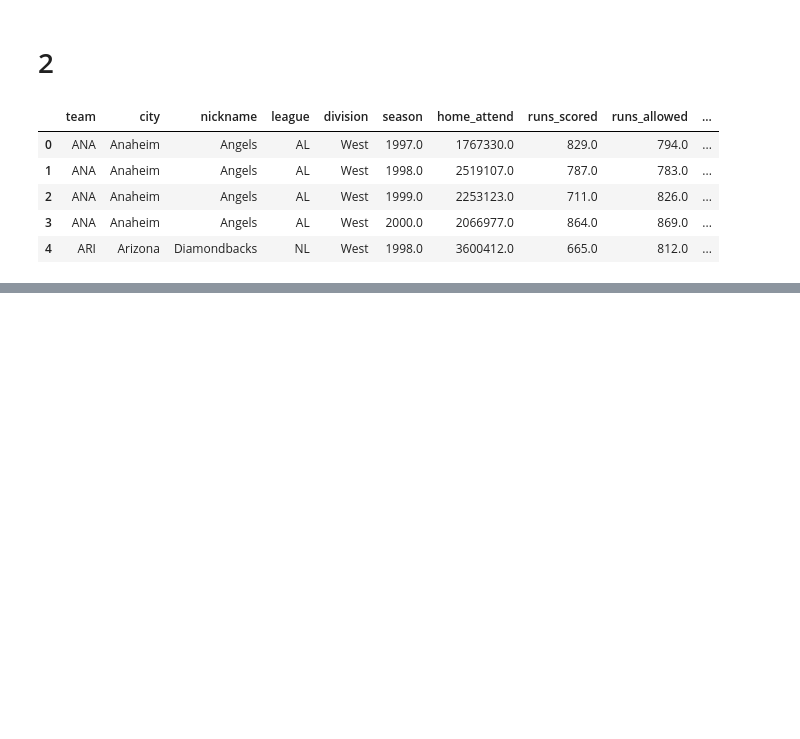
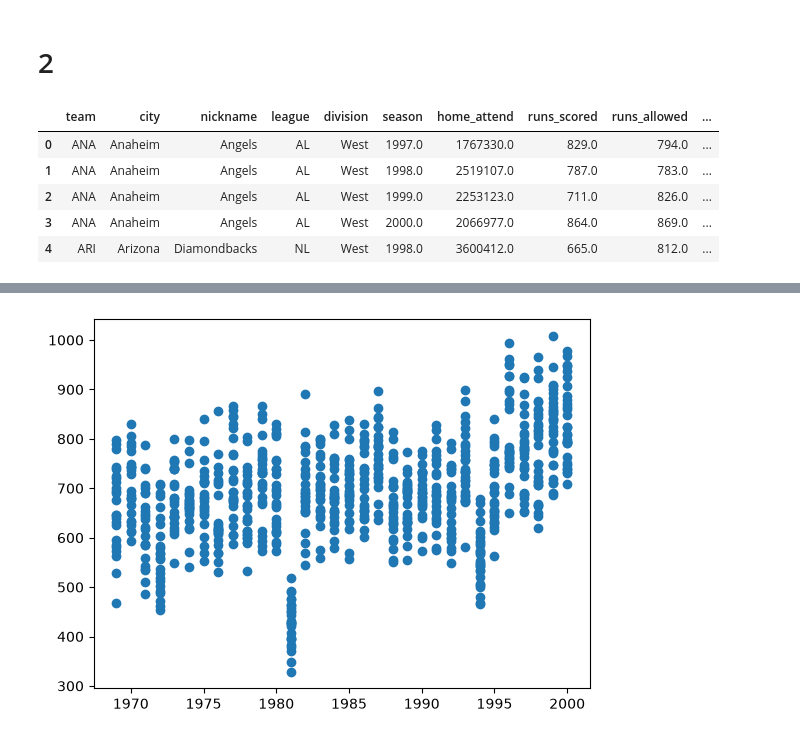
Before and after one commit to ani-research/Python-Companion-For-Real-Econometrics-by-M.Bailey, a Jupyter notebook: chapters/chapter05.ipynb, the cells around one changed output, grey strips where cells are left out. Drawn from its saved outputs; the diff is of its cells as text; code cells hidden in the pictures; blank space fills up the shorter version.

```diff
--- a/chapters/chapter05.ipynb
+++ b/chapters/chapter05.ipynb
@@ -517,0 +633,7 @@ baseballDB.head()
+# %%
+fig, ax = plt.subplots()
+
+ax.scatter(baseballDB["season"], baseballDB["runs_scored"])
+plt.show()
+# %% [output]
+[figure, added]
```
Also changed, not shown: parts of 31 cells of this notebook.
